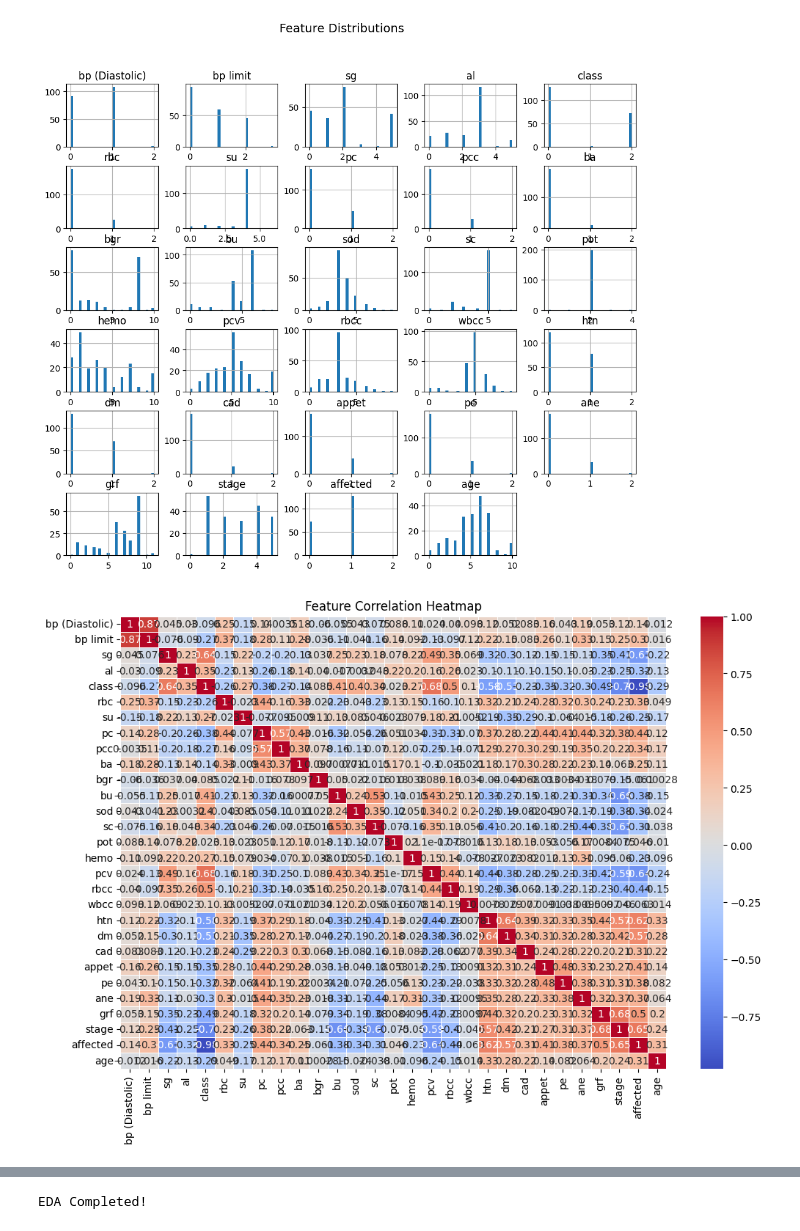
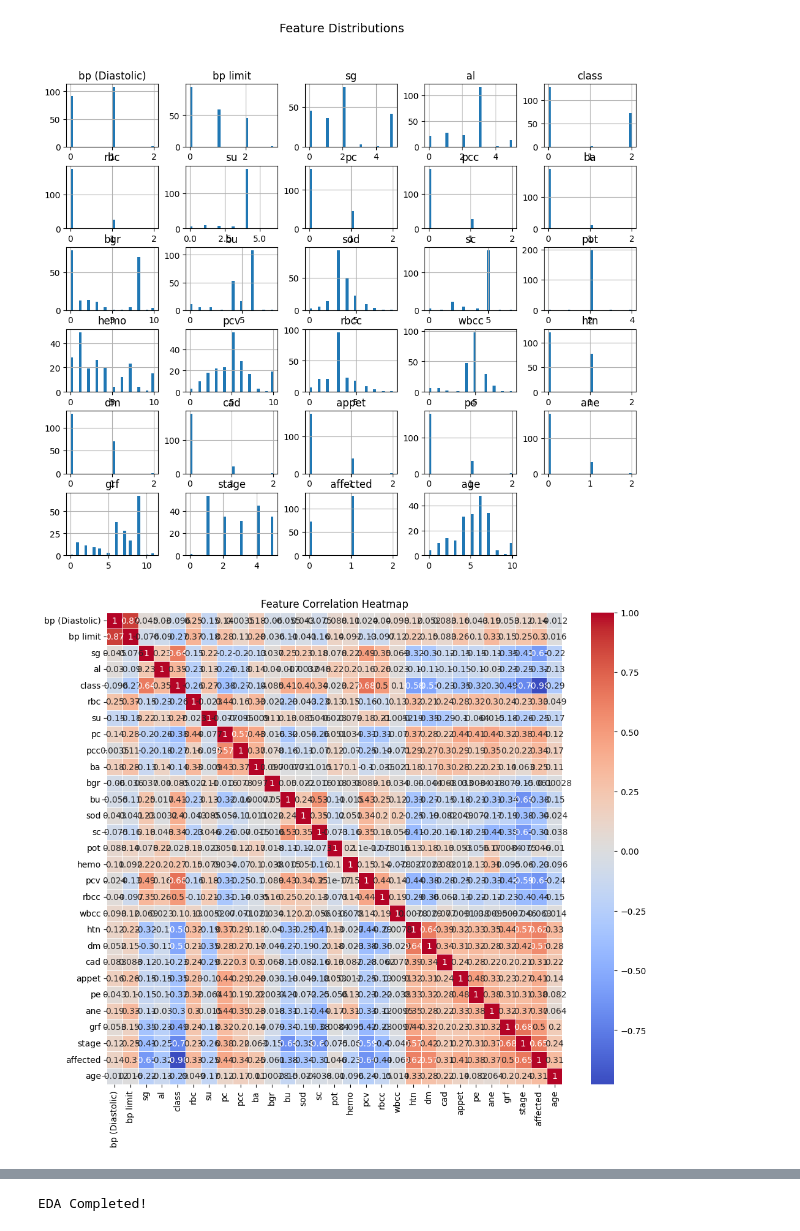
Before and after one commit to Bemnet-13/kidney-failure-prediction, a Jupyter notebook: notebooks/EDA.ipynb, the cells around one changed output, grey strips where cells are left out. Saved outputs shown, nothing was run; the diff lists cells and outputs as text; code cells hidden in the pictures.

```diff
--- a/notebooks/EDA.ipynb
+++ b/notebooks/EDA.ipynb
@@ -76,12 +76,12 @@ plt.show()
 [figure]
 # %%
 # Correlation heatmap
-plt.figure(figsize=(12, 8))
+plt.figure(figsize=(20, 16))
 sns.heatmap(df.corr(), annot=True, cmap="coolwarm", linewidths=0.5)
 plt.title("Feature Correlation Heatmap")
 plt.show()
 # %% [output]
-[figure, old version]
+[figure, new version]
 # %%
 # Pairplot for highly correlated features
 sns.pairplot(df, diag_kind='kde', markers="o")
```
Also changed, not shown: 1 other file.
